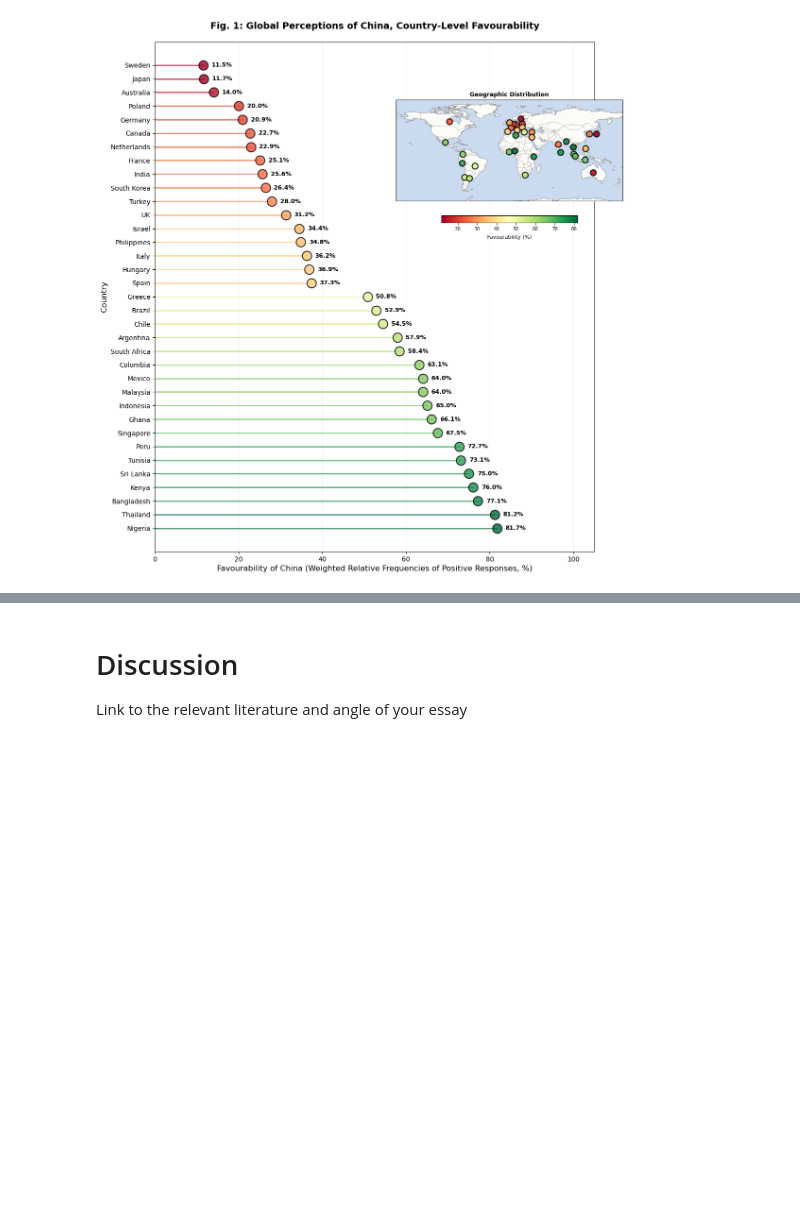
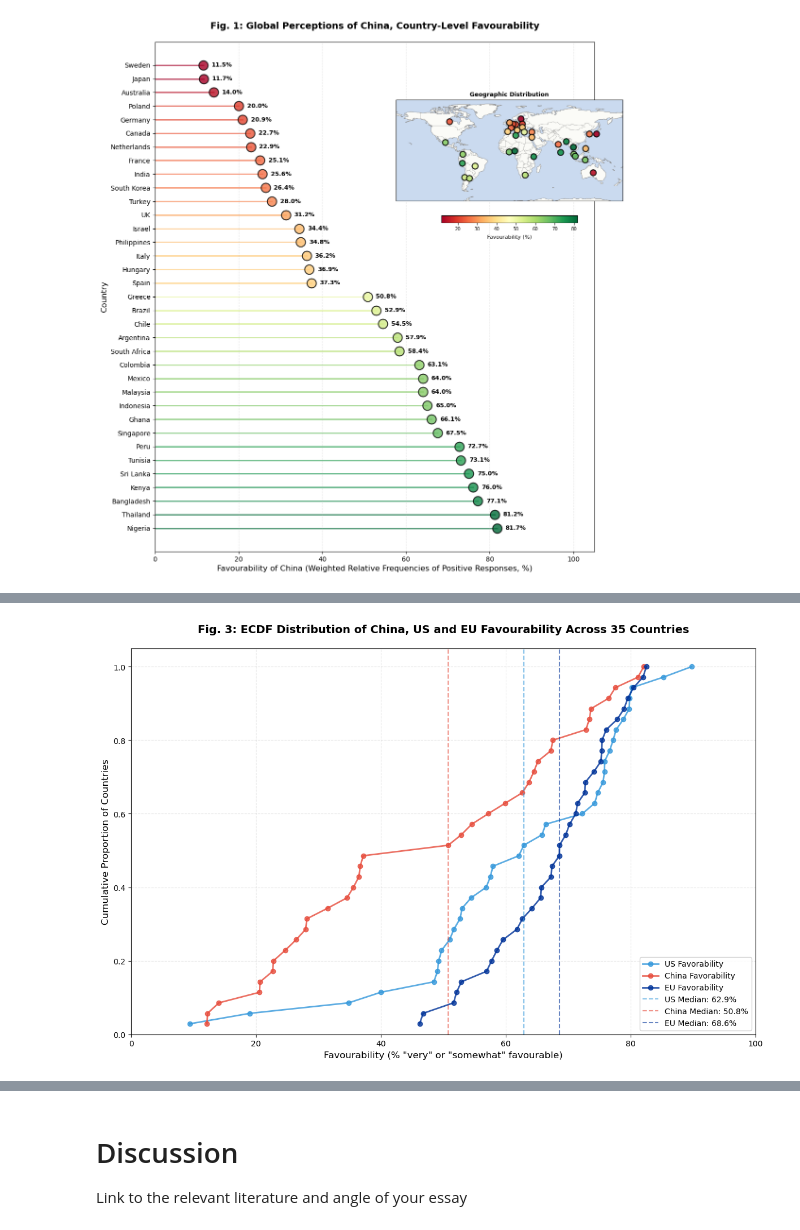
Before and after one commit to tcanm/pew-global-attitudes-analysis-2024, a Jupyter notebook: summative compilation.ipynb, the cells around one changed output, grey strips where cells are left out. Saved outputs shown, nothing was run; the diff lists cells and outputs as text; code cells hidden in the pictures; blank space fills up the shorter version.

```diff
--- a/summative compilation.ipynb
+++ b/summative compilation.ipynb
@@ -298,0 +305,98 @@ Correlations between favourability towards China and importance placed on inform
+# %%
+# Filter to valid responses for all three variables
+valid_data = pew[
+    pew['fav_us'].isin(['1', '2', '3', '4']) &
+    pew['fav_china'].isin(['1', '2', '3', '4']) &
+    pew['fav_eu'].isin(['1', '2', '3', '4'])
+].copy()
+valid_data['weight'] = pd.to_numeric(valid_data['weight'], errors='coerce')
+valid_data = valid_data.dropna(subset=['weight', 'country_name', 'fav_us', 'fav_china', 'fav_eu'])
+
+country_stats = {}
+for country in sorted(valid_data['country_name'].unique()):
+    country_data = valid_data[valid_data['country_name'] == country]
+    total_weight = country_data['weight'].sum()
+
+    fav_us_favorable = country_data[country_data['fav_us'].isin(['1', '2'])]['weight'].sum()
+    fav_us_favorable_pct = (fav_us_favorable / total_weight) * 100
+
+    fav_china_favorable = country_data[country_data['fav_china'].isin(['1', '2'])]['weight'].sum()
+    fav_china_favorable_pct = (fav_china_favorable / total_weight) * 100
+
+    fav_eu_favorable = country_data[country_data['fav_eu'].isin(['1', '2'])]['weight'].sum()
+    fav_eu_favorable_pct = (fav_eu_favorable / total_weight) * 100
+
+    country_stats[country] = {
+        'fav_us_favorable_pct': fav_us_favorable_pct,
+        'fav_china_favorable_pct': fav_china_favorable_pct,
+        'fav_eu_favorable_pct': fav_eu_favorable_pct
+    }
+plot_df = pd.DataFrame(country_stats).T
+
+# Create ECDF function
+def ecdf(data):
+    """Compute ECDF for a one-dimensional array of measurements."""
+    n = len(data)
+    x = np.sort(data)
+    y = np.arange(1, n+1) / n
+    return x, y
+
+# Compute ECDFs for all three variables
+x_us, y_us = ecdf(plot_df['fav_us_favorable_pct'])
+x_china, y_china = ecdf(plot_df['fav_china_favorable_pct'])
+x_eu, y_eu = ecdf(plot_df['fav_eu_favorable_pct'])
+
+# Create ECDF plot
+fig, ax = plt.subplots(figsize=(12, 8))
+
+# Plot ECDFs
+ax.plot(x_us, y_us, marker='o', linestyle='-', linewidth=2, markersize=6,
+        label='US Favorability', color='#3498db', alpha=0.8)
+ax.plot(x_china, y_china, marker='o', linestyle='-', linewidth=2, markersize=6,
+        label='China Favorability', color='#e74c3c', alpha=0.8)
+ax.plot(x_eu, y_eu, marker='o', linestyle='-', linewidth=2, markersize=6,
+        label='EU Favorability', color='#003399', alpha=0.8)
+
+# Add median lines
+median_us = plot_df['fav_us_favorable_pct'].median()
+median_china = plot_df['fav_china_favorable_pct'].median()
+median_eu = plot_df['fav_eu_favorable_pct'].median()
+
+ax.axvline(median_us, color='#3498db', linestyle='--', linewidth=1.5, alpha=0.6, label=f'US Median: {median_us:.1f}%')
+ax.axvline(median_china, color='#e74c3c', linestyle='--', linewidth=1.5, alpha=0.6, label=f'China Median: {median_china:.1f}%')
+ax.axvline(median_eu, color='#003399', linestyle='--', linewidth=1.5, alpha=0.6, label=f'EU Median: {median_eu:.1f}%')
+
+ax.set_xlabel('Favourability (% "very" or "somewhat" favourable)', fontsize=12)
+ax.set_ylabel('Cumulative Proportion of Countries', fontsize=12)
+ax.set_title('Fig. 3: ECDF of China, US and EU Favourability Across 35 Countries',
+             fontsize=14, fontweight='bold', pad=20)
+
+# After your plot lines, modify the legend section:
+
+# Get handles and labels from the plot
+# handles, labels = ax.get_legend_handles_labels()
+
+# Reorder: China, US, EU
+# order = [1, 0, 2]  # China (index 1), US (index 0), EU (index 2)
+#handles_ordered = [handles[i] for i in order]
+# labels_ordered = [labels[i] for i in order]
+
+# ax.legend(handles_ordered, labels_ordered, loc='lower right', framealpha=0.9, fontsize=10)
+
+ax.legend(loc='lower right', framealpha=0.9, fontsize=10)
+
+ax.grid(True, alpha=0.3, linestyle='--')
+ax.set_xlim(0, 100)
+ax.set_ylim(0, 1.05)
+plt.tight_layout()
+plt.show()
+# Statistical tests: Kolmogorov-Smirnov test to compare distributions
+from scipy.stats import ks_2samp
+ks_stat_us_china, ks_p_us_china = ks_2samp(plot_df['fav_us_favorable_pct'],
+                                           plot_df['fav_china_favorable_pct'])
+ks_stat_us_eu, ks_p_us_eu = ks_2samp(plot_df['fav_us_favorable_pct'],
+                                     plot_df['fav_eu_favorable_pct'])
+ks_stat_china_eu, ks_p_china_eu = ks_2samp(plot_df['fav_china_favorable_pct'],
+                                           plot_df['fav_eu_favorable_pct'])
+# %% [output]
+[figure, added]
```
Also changed, not shown: parts of 19 cells of this notebook.
